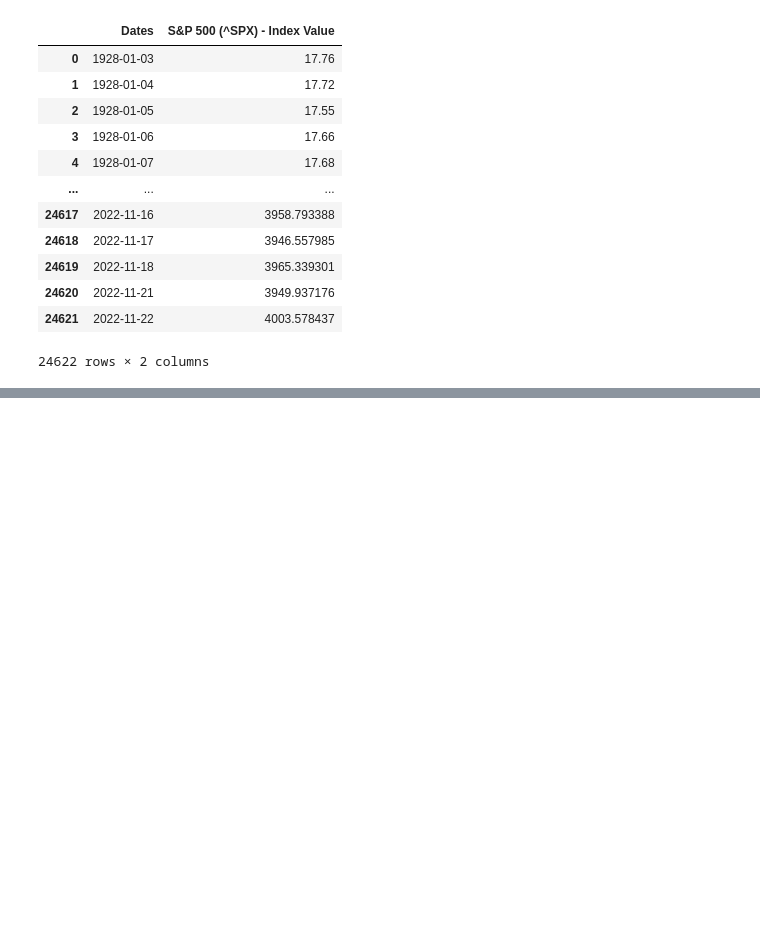
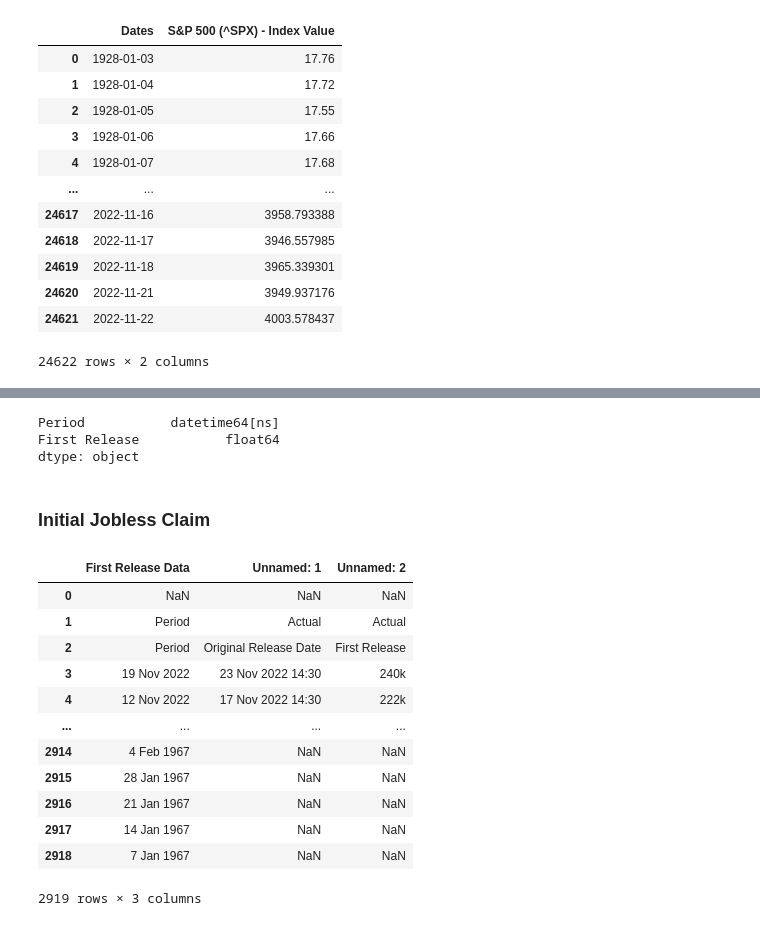
Before and after one commit to RaphHer/Project_Final_Ironhack, a Jupyter notebook: 2. Exploring the data .ipynb, the cells around one changed output, grey strips where cells are left out. Saved outputs shown, nothing was run; the diff lists cells and outputs as text; code cells hidden in the pictures; blank space fills up the shorter version.

```diff
--- a/2. Exploring the data .ipynb
+++ b/2. Exploring the data .ipynb
@@ -302,0 +362,25 @@ df_SP500.to_csv (r'C:\Users\rapha\OneDrive\ironhack\projects\Project_Final_Ironh
+# %%
+df_mhpi_us.dtypes
+# %% [output]
+Period           datetime64[ns]
+First Release           float64
+dtype: object
+# %% [markdown]
+### Initial Jobless Claim
+# %%
+df_ijc_us = pd.read_excel(r".\raw data\Economic Indicator_United States Initial Jobless Clm__24 Nov 2022.xlsx", sheet_name = "First Release Data")
+df_ijc_us
+# %% [output]
+|  | First Release Data | Unnamed: 1 | Unnamed: 2 |
+| 0 | NaN | NaN | NaN |
+| 1 | Period | Actual | Actual |
+| 2 | Period | Original Release Date | First Release |
+| 3 | 19 Nov 2022 | 23 Nov 2022 14:30 | 240k |
+| 4 | 12 Nov 2022 | 17 Nov 2022 14:30 | 222k |
+| ... | ... | ... | ... |
+| 2914 | 4 Feb 1967 | NaN | NaN |
+| 2915 | 28 Jan 1967 | NaN | NaN |
+| 2916 | 21 Jan 1967 | NaN | NaN |
+| 2917 | 14 Jan 1967 | NaN | NaN |
+| 2918 | 7 Jan 1967 | NaN | NaN |
+2919 rows × 3 columns
```
Also changed, not shown: parts of 36 cells of this notebook, 1 other file.
